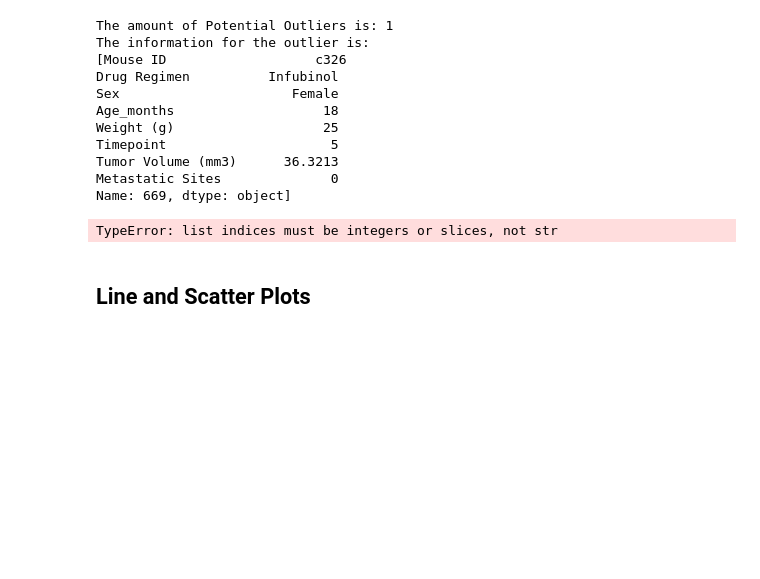
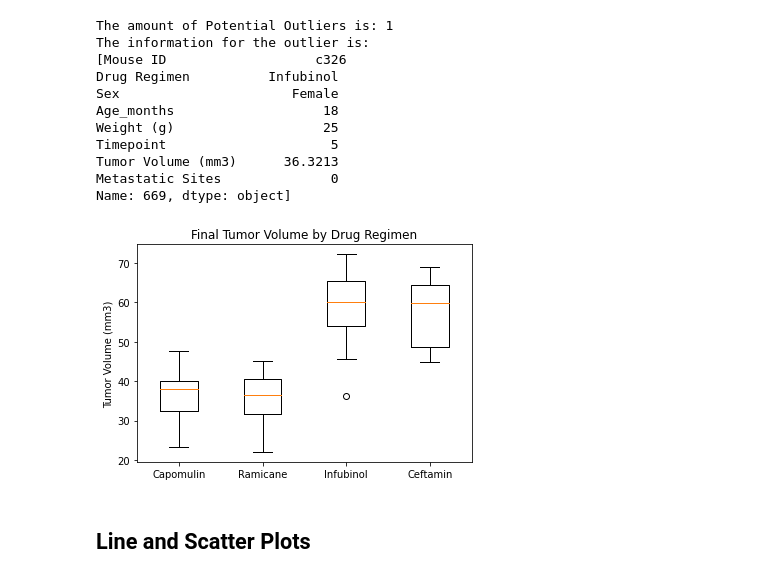
Before and after one commit to marceloflores1/matplotlib-challenge, a Jupyter notebook: pymaceuticals_starter.ipynb, the cells around one changed output. Cells and saved outputs as stored; diff of their text form; code cells hidden in the pictures; blank space fills up the shorter version.

Commit message:
Added boxplots

```diff
--- a/pymaceuticals_starter.ipynb
+++ b/pymaceuticals_starter.ipynb
@@ -217,8 +217,9 @@ greatest_timepoint_filtered
 100 rows × 8 columns
 # %%
 # Put treatments into a list for for loop (and later for plot labels)
-# Just renaming the variable since I used it before
+# Just renaming the variable since I used it before and adding a list [1,2,3,4] for xticks
 treatment_list = four_treatment_regimens
+treatment_ticks = np.arange(1,len(treatment_list)+1,1)
 
 # Create empty list to fill with tumor vol data (for plotting)
 tumor_vol_data = []
@@ -255,19 +256,31 @@ Timepoint                     5
 Tumor Volume (mm3)      36.3213
 Metastatic Sites              0
 Name: 669, dtype: object]
-# %%
-# Generate a box plot of the final tumor volume of each mouse across four regimens of interest
-for name in treatment_list:
-    for index, row in greatest_timepoint_filtered.iterrows():
-        if row["Drug Regimen"]==name:
-            tumor_vol_data[name].append(row["Tumor Volume (mm3)"])
-tumor_vol_data
-
-#fig1, ax1 = plt.subplots()
-#ax1.boxplot(greatest_timepoint_filtered.loc["Tumor Volume (mm3)"])
-#plt.show()
-# %% [output]
-TypeError: list indices must be integers or slices, not str
+# %%
+# Generate a box plot of the final tumor volume of each mouse across four regimens of interest
+##I was trying to create a for loop to go thru treatments and for every treatment locate values and add to list but couldn't append or create a new list name. Still trying to figure it out...
+##for name in range(len(treatment_list)):
+##    for index, row in greatest_timepoint_filtered.iterrows():
+##        if row["Drug Regimen"]==treatment_list[name]:
+##            tumor_vol_data[treatment_list[name]].apppend(row["Tumor Volume (mm3)"])
+##tumor_vol_data
+
+# Creating data to plot, each list corresponds a drug regimen, then list all lists
+data_infubinol = greatest_timepoint_filtered.loc[greatest_timepoint_filtered["Drug Regimen"]=="Infubinol"]["Tumor Volume (mm3)"]
+data_capomulin = greatest_timepoint_filtered.loc[greatest_timepoint_filtered["Drug Regimen"]=="Capomulin"]["Tumor Volume (mm3)"]
+data_ramicane = greatest_timepoint_filtered.loc[greatest_timepoint_filtered["Drug Regimen"]=="Ramicane"]["Tumor Volume (mm3)"]
+data_ceftamin = greatest_timepoint_filtered.loc[greatest_timepoint_filtered["Drug Regimen"]=="Ceftamin"]["Tumor Volume (mm3)"]
+tumor_vol_data = data_capomulin,data_ramicane,data_infubinol,data_ceftamin
+
+# Boxplots, adding some format to have outliers in different shape and color
+fig1, ax1 = plt.subplots()
+ax1.boxplot(tumor_vol_data)
+ax1.set_title("Final Tumor Volume by Drug Regimen")
+ax1.set_ylabel("Tumor Volume (mm3)")
+plt.xticks(treatment_ticks,treatment_list)
+plt.show()
+# %% [output]
+[figure, added]
 # %% [markdown]
 ## Line and Scatter Plots
 # %%
```
Also changed, not shown: parts of 1 cell of this notebook.
